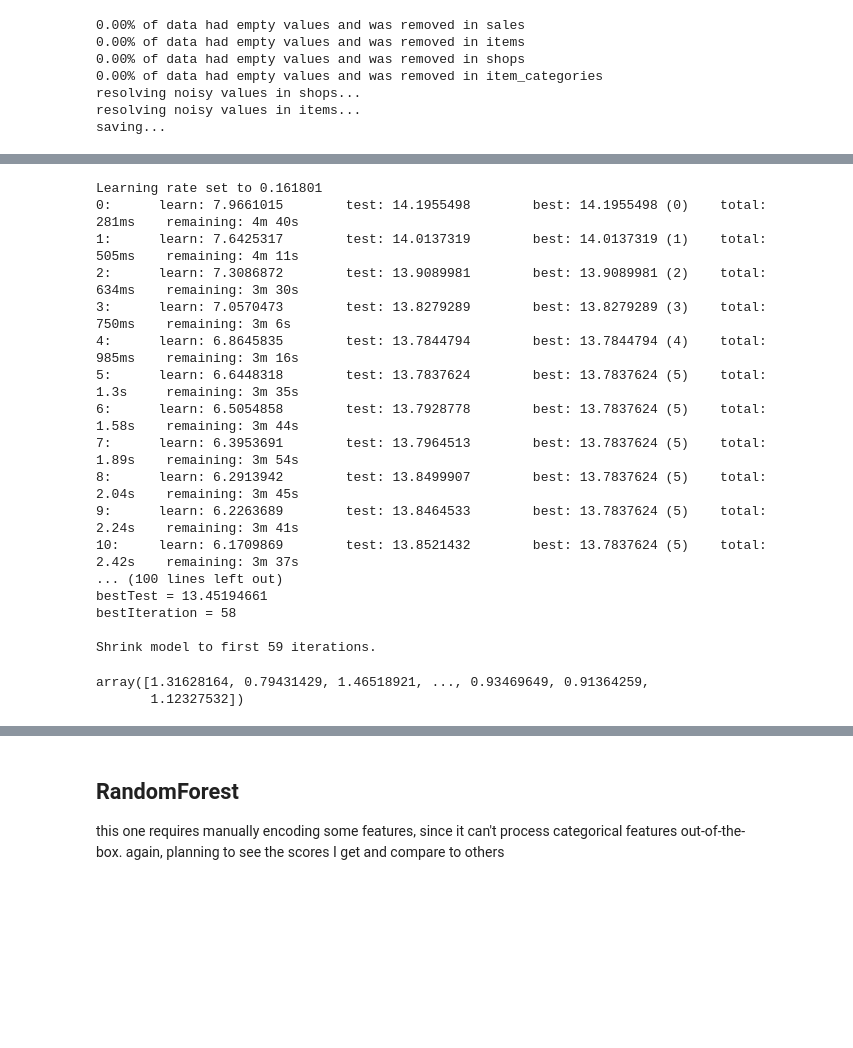
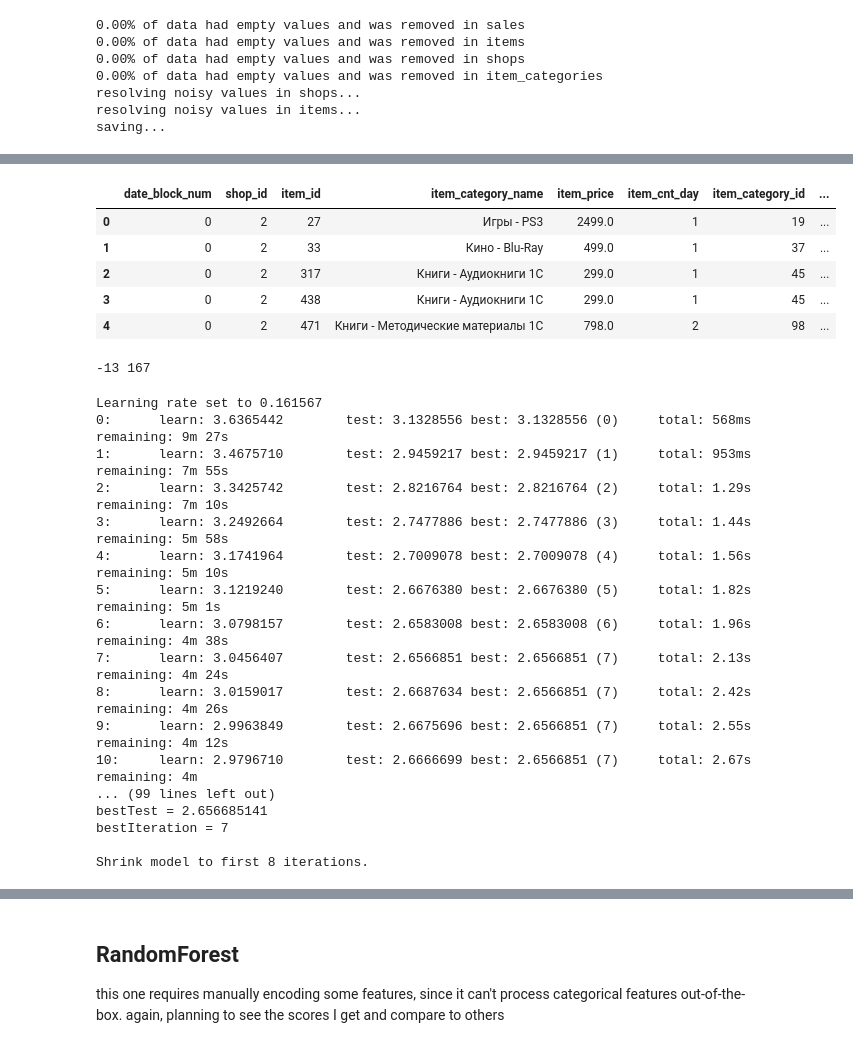
Before and after one commit to lopharb/ds_practice, a Jupyter notebook: notebooks/baseline.ipynb, the cells around one changed output, grey strips where cells are left out. Saved outputs shown, nothing was run; the diff lists cells and outputs as text; code cells hidden in the pictures; blank space fills up the shorter version.

```diff
--- a/notebooks/baseline.ipynb
+++ b/notebooks/baseline.ipynb
@@ -103 +119,6 @@ columns_to_drop = ['date', 'item_name', 'item_category_name', 'shop_name']
 data = data.drop(columns=columns_to_drop)
+# %%
+agg_cols = ['date_block_num', 'shop_id', 'item_id', 'item_category_name']
+# %%
+grouped = data.groupby(agg_cols, as_index=False).sum()
+grouped_test = test.groupby(agg_cols[:-1], as_index=False).sum()
@@ -103,0 +127,10 @@ data = data.drop(columns=columns_to_drop)
+# %%
+def extract_features(data: pd.DataFrame, from_cols: list[str], to_cols: list[str], using: list[callable]):
+    # weird idea but should work
+    # doesn't work for more complex features but we won't use those i suppose
+    _data = data.copy()
+    if not (len(from_cols) == len(to_cols) == len(using)):
+        raise ValueError('list sizes have to match')
+    for f, t, u in zip(from_cols, to_cols, using):
+        _data[t] = _data[f].apply(u)
+    return _data
@@ -147,25 +216,34 @@ array([1.1460224 , 1.09905976, 1.15019542, ..., 1.11267666, 1.11035982,
-# %%
-grouped = data.groupby(in_features, as_index=False).sum()
-grouped_test = test.groupby(in_features, as_index=False).sum()
+# %%
+grouped.head()
+# %% [output]
+|  | date_block_num | shop_id | item_id | item_category_name | item_price | item_cnt_day | item_category_id | ... |
+| 0 | 0 | 2 | 27 | Игры - PS3 | 2499.0 | 1 | 19 | ... |
+| 1 | 0 | 2 | 33 | Кино - Blu-Ray | 499.0 | 1 | 37 | ... |
+| 2 | 0 | 2 | 317 | Книги - Аудиокниги 1С | 299.0 | 1 | 45 | ... |
+| 3 | 0 | 2 | 438 | Книги - Аудиокниги 1С | 299.0 | 1 | 45 | ... |
+| 4 | 0 | 2 | 471 | Книги - Методические материалы 1С | 798.0 | 2 | 98 | ... |
+# %%
+print(grouped['item_cnt_day'].min(), grouped['item_cnt_day'].max())
+# %% [output]
+-13 167
 # %%
-train_model(grouped, test, cat_cols, in_features, target)
+catboost_model = train_model(
+    grouped, cat_cols, in_features, target, lower=0, upper=33)
 # %% [output]
-Learning rate set to 0.161801
-0:      learn: 7.9661015        test: 14.1955498        best: 14.1955498 (0)    total: 281ms    remaining: 4m 40s
-1:      learn: 7.6425317        test: 14.0137319        best: 14.0137319 (1)    total: 505ms    remaining: 4m 11s
-2:      learn: 7.3086872        test: 13.9089981        best: 13.9089981 (2)    total: 634ms    remaining: 3m 30s
-3:      learn: 7.0570473        test: 13.8279289        best: 13.8279289 (3)    total: 750ms    remaining: 3m 6s
-4:      learn: 6.8645835        test: 13.7844794        best: 13.7844794 (4)    total: 985ms    remaining: 3m 16s
-5:      learn: 6.6448318        test: 13.7837624        best: 13.7837624 (5)    total: 1.3s     remaining: 3m 35s
-6:      learn: 6.5054858        test: 13.7928778        best: 13.7837624 (5)    total: 1.58s    remaining: 3m 44s
-7:      learn: 6.3953691        test: 13.7964513        best: 13.7837624 (5)    total: 1.89s    remaining: 3m 54s
-8:      learn: 6.2913942        test: 13.8499907        best: 13.7837624 (5)    total: 2.04s    remaining: 3m 45s
-9:      learn: 6.2263689        test: 13.8464533        best: 13.7837624 (5)    total: 2.24s    remaining: 3m 41s
-10:     learn: 6.1709869        test: 13.8521432        best: 13.7837624 (5)    total: 2.42s    remaining: 3m 37s
-... (100 lines left out)
-bestTest = 13.45194661
-bestIteration = 58
+Learning rate set to 0.161567
+0:      learn: 3.6365442        test: 3.1328556 best: 3.1328556 (0)     total: 568ms    remaining: 9m 27s
+1:      learn: 3.4675710        test: 2.9459217 best: 2.9459217 (1)     total: 953ms    remaining: 7m 55s
+2:      learn: 3.3425742        test: 2.8216764 best: 2.8216764 (2)     total: 1.29s    remaining: 7m 10s
+3:      learn: 3.2492664        test: 2.7477886 best: 2.7477886 (3)     total: 1.44s    remaining: 5m 58s
+4:      learn: 3.1741964        test: 2.7009078 best: 2.7009078 (4)     total: 1.56s    remaining: 5m 10s
+5:      learn: 3.1219240        test: 2.6676380 best: 2.6676380 (5)     total: 1.82s    remaining: 5m 1s
+6:      learn: 3.0798157        test: 2.6583008 best: 2.6583008 (6)     total: 1.96s    remaining: 4m 38s
+7:      learn: 3.0456407        test: 2.6566851 best: 2.6566851 (7)     total: 2.13s    remaining: 4m 24s
+8:      learn: 3.0159017        test: 2.6687634 best: 2.6566851 (7)     total: 2.42s    remaining: 4m 26s
+9:      learn: 2.9963849        test: 2.6675696 best: 2.6566851 (7)     total: 2.55s    remaining: 4m 12s
+10:     learn: 2.9796710        test: 2.6666699 best: 2.6566851 (7)     total: 2.67s    remaining: 4m
+... (99 lines left out)
+bestTest = 2.656685141
+bestIteration = 7
 
-Shrink model to first 59 iterations.
+Shrink model to first 8 iterations.
-array([1.31628164, 0.79431429, 1.46518921, ..., 0.93469649, 0.91364259,
-       1.12327532])
```
Also changed, not shown: parts of 25 cells of this notebook, 2 other files.
